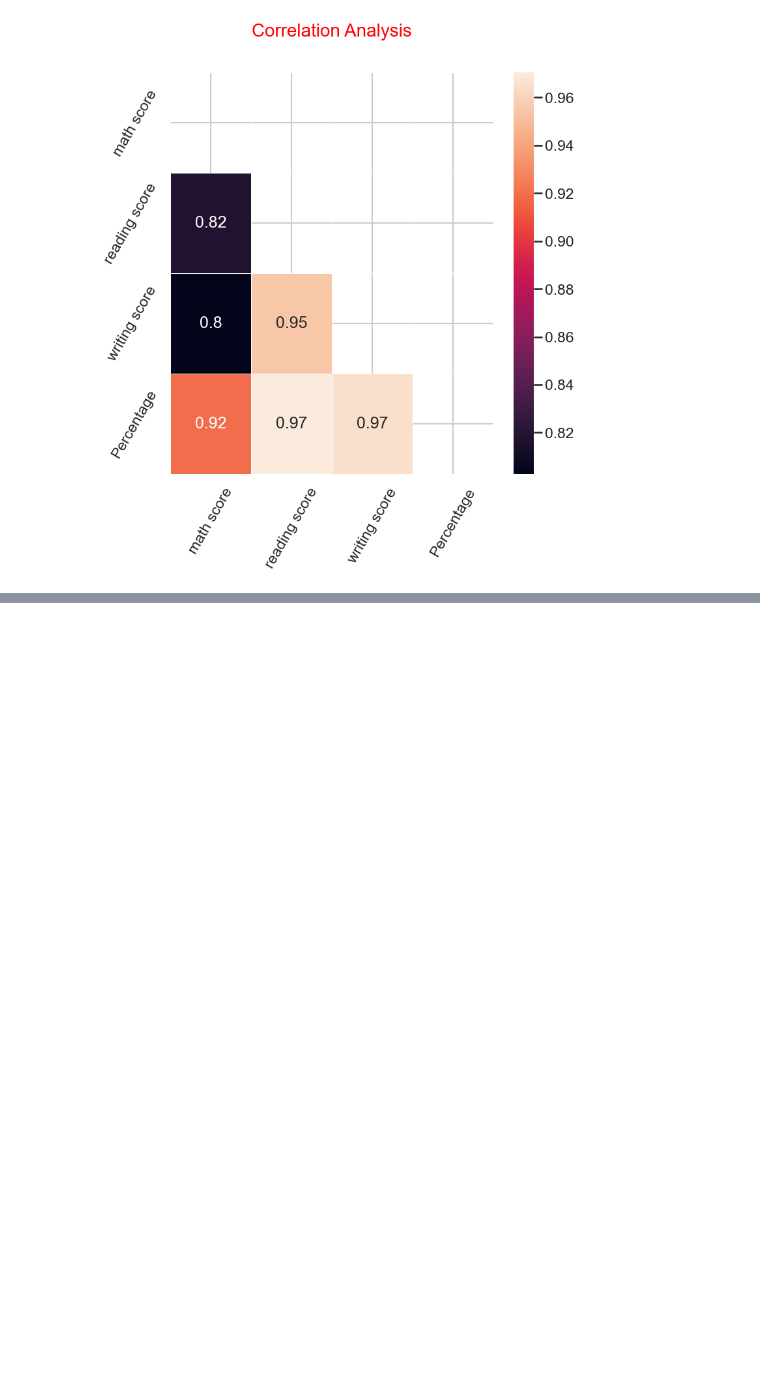
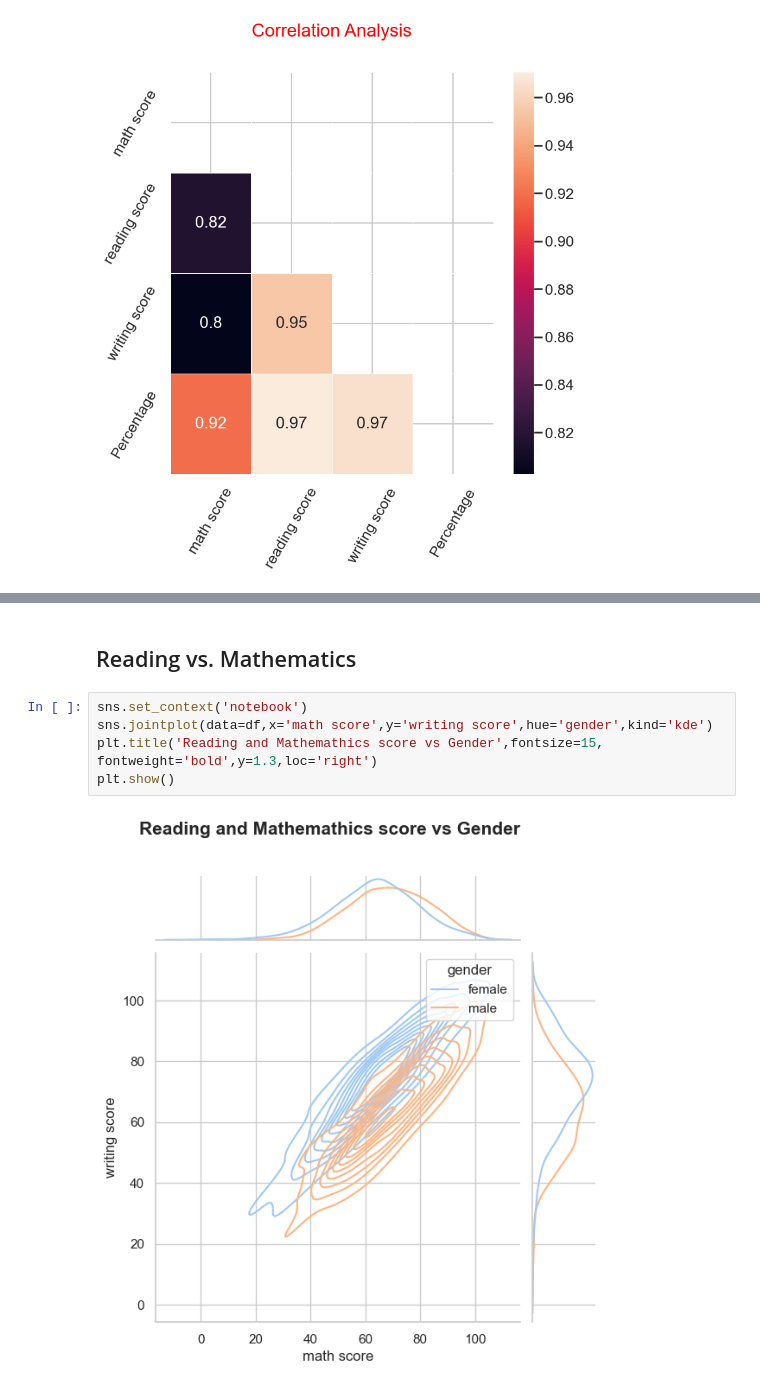
Before and after one commit to beto321/ac_performance1, a Jupyter notebook: analysis.ipynb, the cells around one changed output, grey strips where cells are left out. Cells and saved outputs as stored; diff of their text form; blank space fills up the shorter version.

```diff
--- a/analysis.ipynb
+++ b/analysis.ipynb
@@ -192,0 +201,9 @@ plt.show()
+# %% [markdown]
+## Reading vs. Mathematics
+# %%
+sns.set_context('notebook')
+sns.jointplot(data=df,x='math score',y='writing score',hue='gender',kind='kde')
+plt.title('Reading and Mathemathics score vs Gender',fontsize=15, fontweight='bold',y=1.3,loc='right')
+plt.show()
+# %% [output]
+[figure, added]
```
Also changed, not shown: parts of 33 cells of this notebook.
